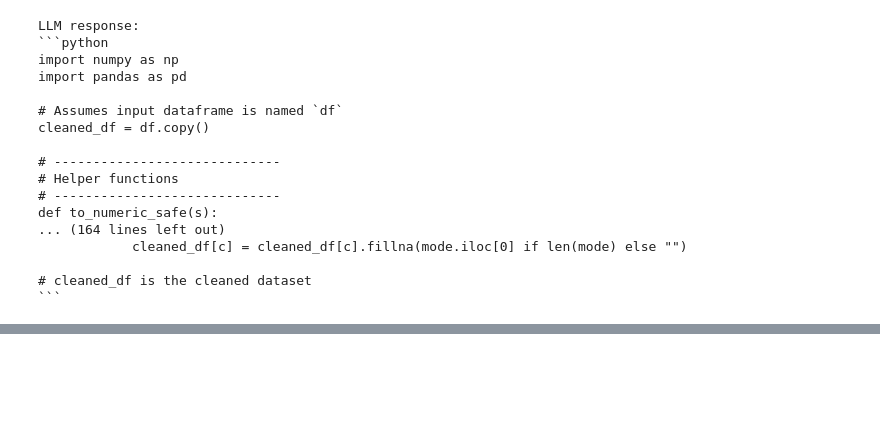
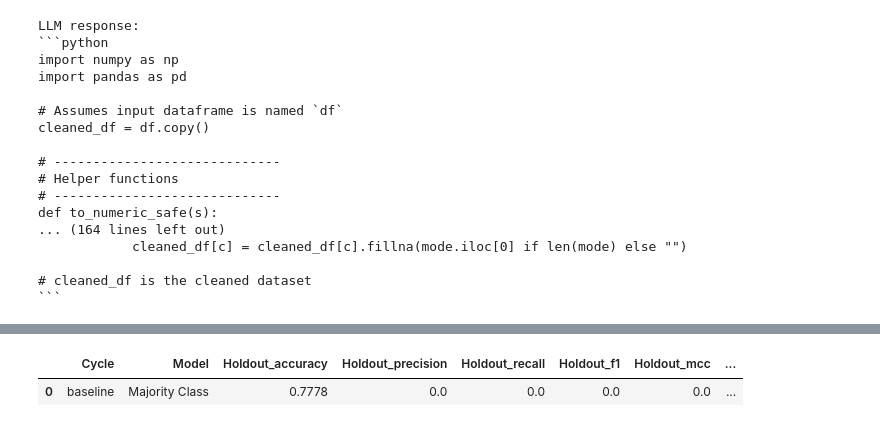
Before and after one commit to jiannyuhs-hue/ADALL_github, a Jupyter notebook: ADALL assignment/3013570Y_ADALL_ASSIGNMENT_2026Jun_(student).ipynb, the cells around one changed output, grey strips where cells are left out. Drawn from its saved outputs; the diff is of its cells as text; code cells hidden in the pictures; blank space fills up the shorter version.

```diff
--- a/ADALL assignment/3013570Y_ADALL_ASSIGNMENT_2026Jun_(student).ipynb
+++ b/ADALL assignment/3013570Y_ADALL_ASSIGNMENT_2026Jun_(student).ipynb
@@ -1130,0 +1281,85 @@ cleaned_df.head(85)
+# %%
+# ============================================================
+# BASELINE STAGE — MAJORITY CLASS CLASSIFIER
+# ============================================================
+
+from sklearn.metrics import (
+    accuracy_score,
+    precision_score,
+    recall_score,
+    f1_score,
+    matthews_corrcoef,
+    roc_auc_score
+)
+
+# ------------------------------------------------------------
+# 1. Create majority-class predictions
+# ------------------------------------------------------------
+
+# Training target determines the majority class
+majority_class = y_train.mode()[0]
+
+print("Majority class:", majority_class)
+
+# Predict the majority class for every test observation
+y_pred_baseline = np.full(
+    shape=len(y_test),
+    fill_value=majority_class
+)
+
+# ------------------------------------------------------------
+# 2. Calculate baseline metrics
+# ------------------------------------------------------------
+
+baseline_accuracy = accuracy_score(
+    y_test,
+    y_pred_baseline
+)
+
+baseline_precision = precision_score(
+    y_test,
+    y_pred_baseline,
+    zero_division=0
+)
+
+baseline_recall = recall_score(
+    y_test,
+    y_pred_baseline,
+    zero_division=0
+)
+
+baseline_f1 = f1_score(
+    y_test,
+    y_pred_baseline,
+    zero_division=0
+)
+
+baseline_mcc = matthews_corrcoef(
+    y_test,
+    y_pred_baseline
+)
+
+# Majority-class predictions have no ranking/discrimination ability.
+# AUC = 0.5 represents random discrimination.
+baseline_auc = 0.5
+
+# ------------------------------------------------------------
+# 3. Store baseline result
+# ------------------------------------------------------------
+
+baseline_result = {
+    "Cycle": "baseline",
+    "Model": "Majority Class",
+    "Holdout_accuracy": baseline_accuracy,
+    "Holdout_precision": baseline_precision,
+    "Holdout_recall": baseline_recall,
+    "Holdout_f1": baseline_f1,
+    "Holdout_mcc": baseline_mcc,
+    "Holdout_auc": baseline_auc
+}
+
+results = []
+results.append(baseline_result)
+results_df = pd.DataFrame(results)
+results_df.round(4)
+# %% [output]
@@ -1130,0 +1367,2 @@ cleaned_df.head(85)
+|  | Cycle | Model | Holdout_accuracy | Holdout_precision | Holdout_recall | Holdout_f1 | Holdout_mcc | ... |
+| 0 | baseline | Majority Class | 0.7778 | 0.0 | 0.0 | 0.0 | 0.0 | ... |
```
Also changed, not shown: parts of 16 cells of this notebook.
